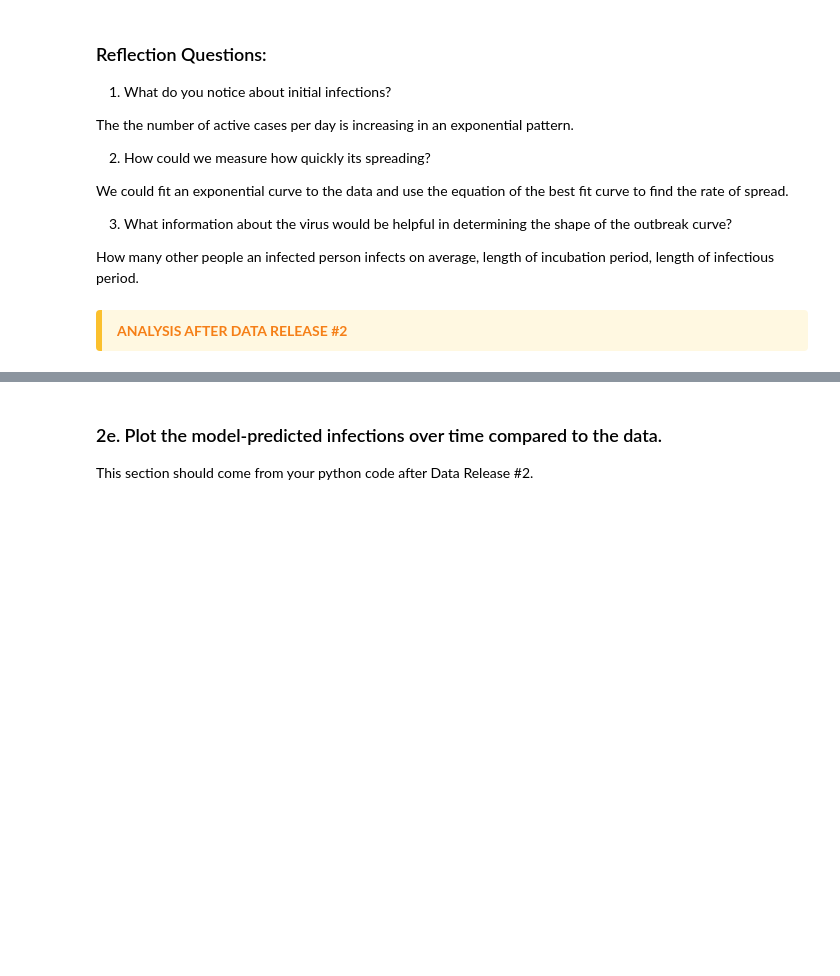
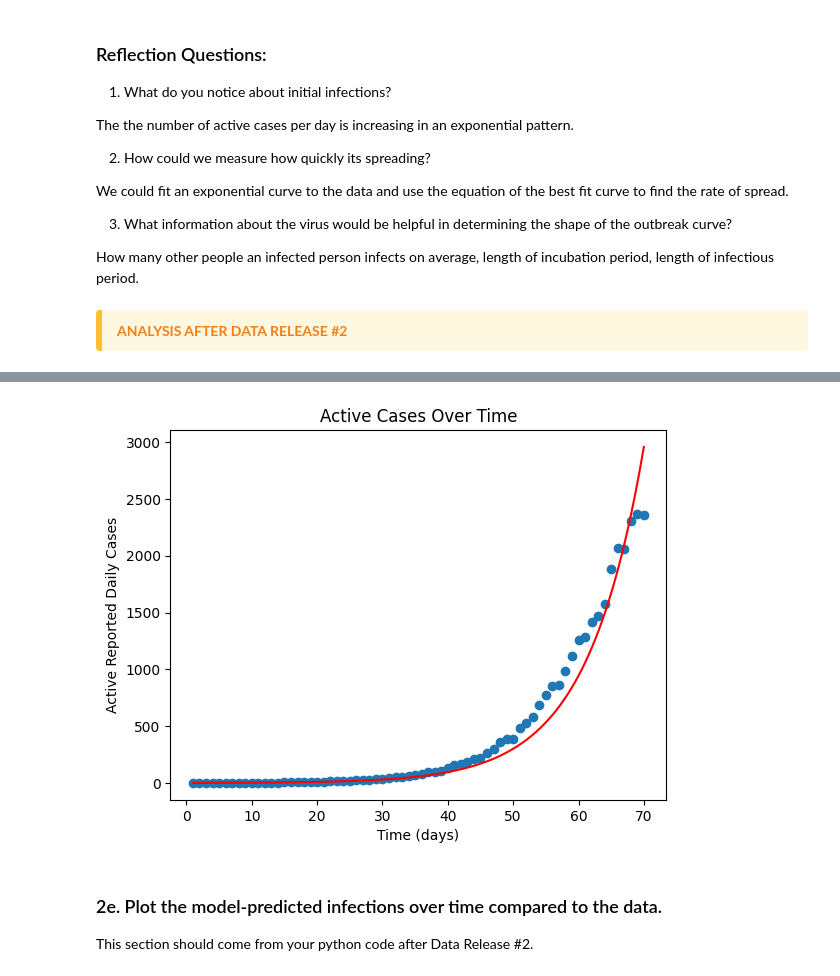
Before and after one commit to Nfn5haVA/Module-2-Epidemics-SIR-Modeling, a Jupyter notebook: Notebook examples/Template_student_final_notebook.ipynb, the cells around one changed output, grey strips where cells are left out. Drawn from its saved outputs; the diff is of its cells as text; code cells hidden in the pictures; blank space fills up the shorter version.

```diff
--- a/Notebook examples/Template_student_final_notebook.ipynb
+++ b/Notebook examples/Template_student_final_notebook.ipynb
@@ -171,0 +221,98 @@ This section should come from your python code after Data Release #2.
+# %%
+import pandas as pd
+import matplotlib.pyplot as plt
+from scipy.optimize import curve_fit
+import numpy as np
+import math
+
+data = pd.read_csv("/Users/roychen/Desktop/Module-2-Chen_fink/Data/mystery_virus_daily_active_counts_RELEASE#2.csv", parse_dates=['date'], header=0, index_col=None)
+# %%
+
+# We have day number, date, and active cases. We can use the day number and active cases to fit an exponential growth curve to estimate R0.
+# Let's define the exponential growth function
+def exponential_growth(t, r):
+    return np.exp(r * t)
+
+days = []
+active_cases = []
+
+for day in data['day']:
+    days.append(day)
+
+for case in data['active reported daily cases']:
+    active_cases.append(case)
+
+# Fit the exponential growth model to the data.
+# We'll use a handy function from scipy called CURVE_FIT that allows us to fit any given function to our data.
+# We will fit the exponential growth function to the active cases data. HINT: Look up the documentation for curve_fit to see how to use it.
+
+opt_r, covariance = curve_fit(exponential_growth, days, active_cases)
+# Approximate R0 using this fit
+ip_low = 7 #we know that the infectious period is 7-11 days, so we will use those to calculate a range for R0
+ip_high = 11
+
+rdprod_low = ip_low * opt_r # finding rD for low and high ends of infectious period
+rdprod_high = ip_high * opt_r
+
+low_r0 = math.e ** rdprod_low
+high_r0 = math.e ** rdprod_high
+
+print(f"r0 Range: {low_r0} - {high_r0}")
+
+
+# Add the fit as a line on top of your scatterplot.
+
+plt.scatter(days, active_cases)
+plt.title("Active Cases Over Time")
+plt.xlabel("Time (days)")
+plt.ylabel("Active Reported Daily Cases")
+
+t_axis = np.linspace(1, max(days), 400) # creates a an array of 400 evenly spaced points between one and the number of days in the csv file
+y_axis = exponential_growth(t_axis,opt_r[0])
+plt.plot(t_axis, y_axis, color = 'red') #plot a line of the fit on top of the scatterplot
+
+#plt.show()
+
+#1/infectious period, which we know is 7-11 days
+gamma_high = 0.143
+gamma_low = 0.091
+
+# 1/incubation period, which we know is 12-18 days
+sigma_high = 0.0833
+sigma_low = 0.0556
+# estimated R0 range * gamma range
+beta_low = 0.211
+beta_high = 0.534
+
+sse = 1000
+N = 17612
+i0 = 1
+r0 = 0
+e0 = 2
+s0 = N - e0 - i0 - r0
+
+def optimization():
+    sse = 10000000000000000
+    best_b = 0
+    best_s = 0
+    best_g = 0
+
+    # iterate through every combination of beta, gamma, and sigma, calculating sse for each combo and determining the best parameters
+    for beta in np.arange(beta_low, beta_high, 0.01):
+        for sigma in np.arange(sigma_low, sigma_high, 0.01):
+            for gamma in np.arange(gamma_low, gamma_high, 0.01):
+                s, e, i, r = eulers(beta, sigma, gamma, s0, e0, i0, r0, days, N)
+                sse_new = np.sum((np.array(i[:len(data)]) - active_cases)**2)
+                #print("placeholder")
+                #sse_new = np.sum((i - y_axis)**2)
+                if sse_new < sse:
+                    sse = sse_new
+                    best_b = beta
+                    best_s = sigma
+                    best_g = gamma
+
+    return best_b, best_s, best_g, sse
+
+
+best_beta, best_ssigma, best_gamma, sse= optimization()
+# %% [output]
@@ -172,3 +320,4 @@ This section should come from your python code after Data Release #2.
+[figure, added]
 # %% [markdown]
 ### 2e. Plot the model-predicted infections over time compared to the data.
 This section should come from your python code after Data Release #2.
```
Also changed, not shown: parts of 9 cells of this notebook, 2 other files.
